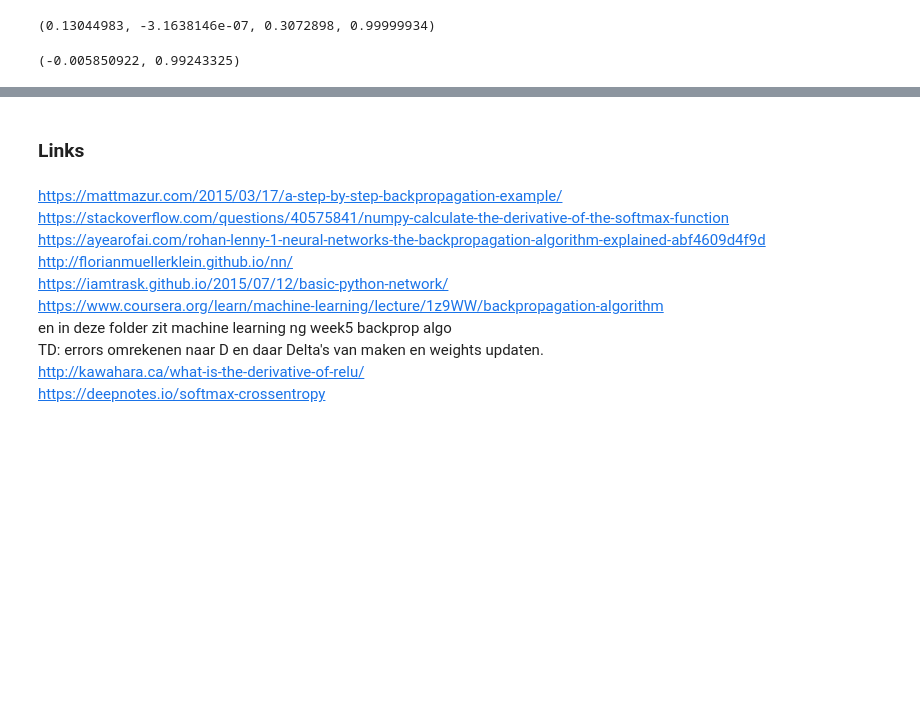
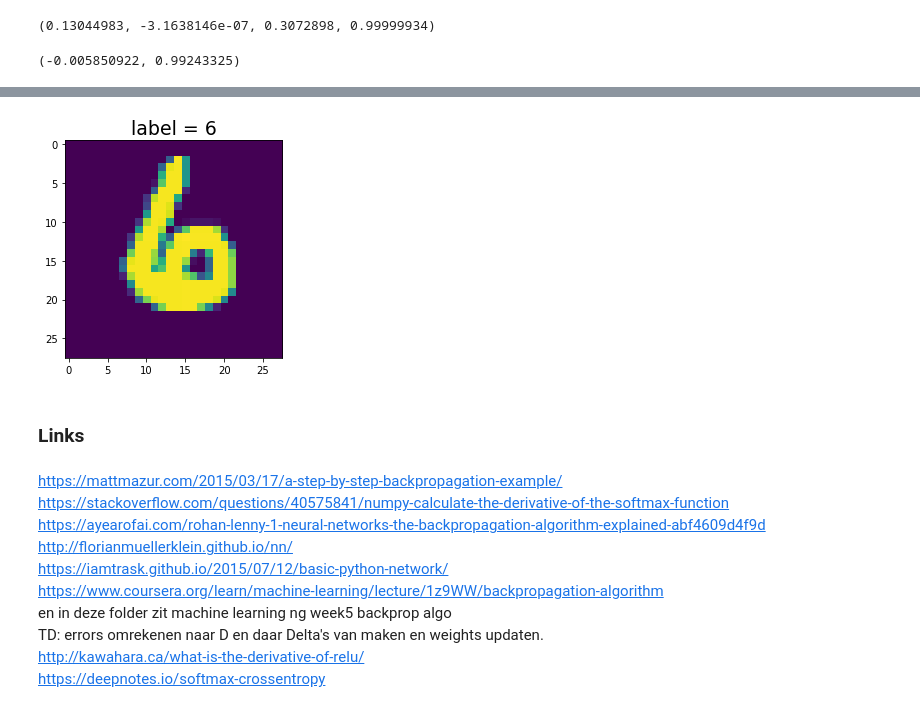
Before and after one commit to sbalk/Numpy_MNIST, a Jupyter notebook: Numpy_MNIST.ipynb, the cells around one changed output, grey strips where cells are left out. Cells and saved outputs as stored; diff of their text form; code cells hidden in the pictures; blank space fills up the shorter version.

```diff
--- a/Numpy_MNIST.ipynb
+++ b/Numpy_MNIST.ipynb
@@ -261,0 +394,3 @@ import numpy as np
+# %%
+x_valid = (x_valid-mean)/std
+x_valid.mean(), x_valid.std()
@@ -270,12 +410,16 @@ def relu_d(x):
      return x
 
 def softmax(x):
-    sig = np.exp(x)/np.reshape(np.sum(np.exp(x), axis = 1), (len(x),1))
-    return sig
+    '''stable way of computing softmax'''
+    shiftx = x - np.expand_dims(np.max(x, axis=1),1)
+    exps = np.exp(shiftx)
+    return exps / np.expand_dims(np.sum(exps, axis=1), 1)
 
-def softmax_d(x):
-    sig_d = np.multiply(x,(1-x))
-    return sig_d
+def sigmoid(x):
+    return 1 / (1 + np.exp(-x))
+
+def sigmoid_d(x):
+    return x * (1-x)
 
 def onehot(y):
     size = len(y)
@@ -287,13 +431,11 @@ def onehot_d(x):
     return np.argmax(x)
 
 def generator(bs, examples, labels):
-    """a lazy generator"""
+    n_batches = int(np.floor(len(examples)/bs))
     ids = np.random.permutation(len(examples))
-    n_batches = int(np.floor(len(examples)/bs))
-    epoch = 0
-    i = 0
-    while i <= n_batches:
-        yield examples[ids[i:i+bs],:], labels[ids[i:i+bs]], n_batches
-        i += bs
-    i = 0
+    it = 0
+    while it <= n_batches*bs-1:
+        yield examples[ids[it:it+bs],:], labels[ids[it:it+bs]], n_batches
+        it += bs
+    it = 0
     ids = np.random.permutation(len(examples))
@@ -387,0 +442,9 @@ Possible improvements:
+# %%
+bs = 32
+imdim = 28
+input_layer = imdim**2
+hidden_layer = 100
+output_layer = np.max(y)+1
+# %%
+W1 = np.random.rand(input_layer, hidden_layer)*2-1
+W2 = np.random.rand(hidden_layer, output_layer)*2-1
@@ -388,3 +516,8 @@ Possible improvements:
+# %%
+showim(a1, labs, i)
+i+=1
+# %% [output]
+[figure, added]
 # %% [markdown]
 ### Links
 # %% [markdown]
```
Also changed, not shown: parts of 28 cells of this notebook.
